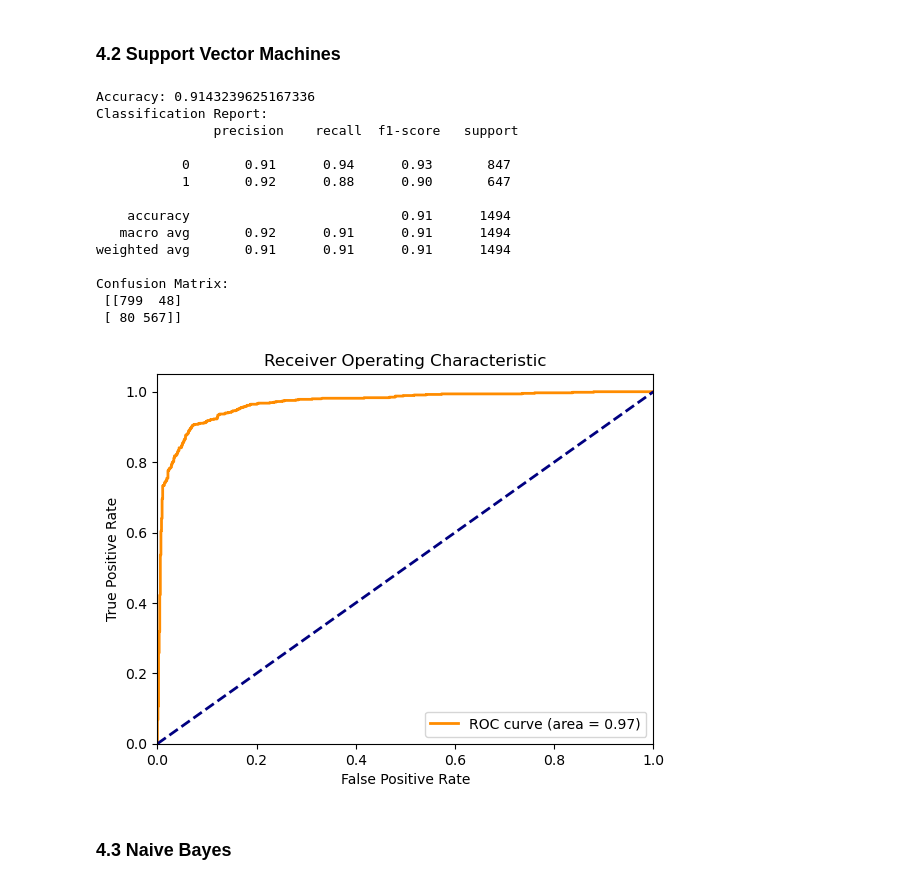
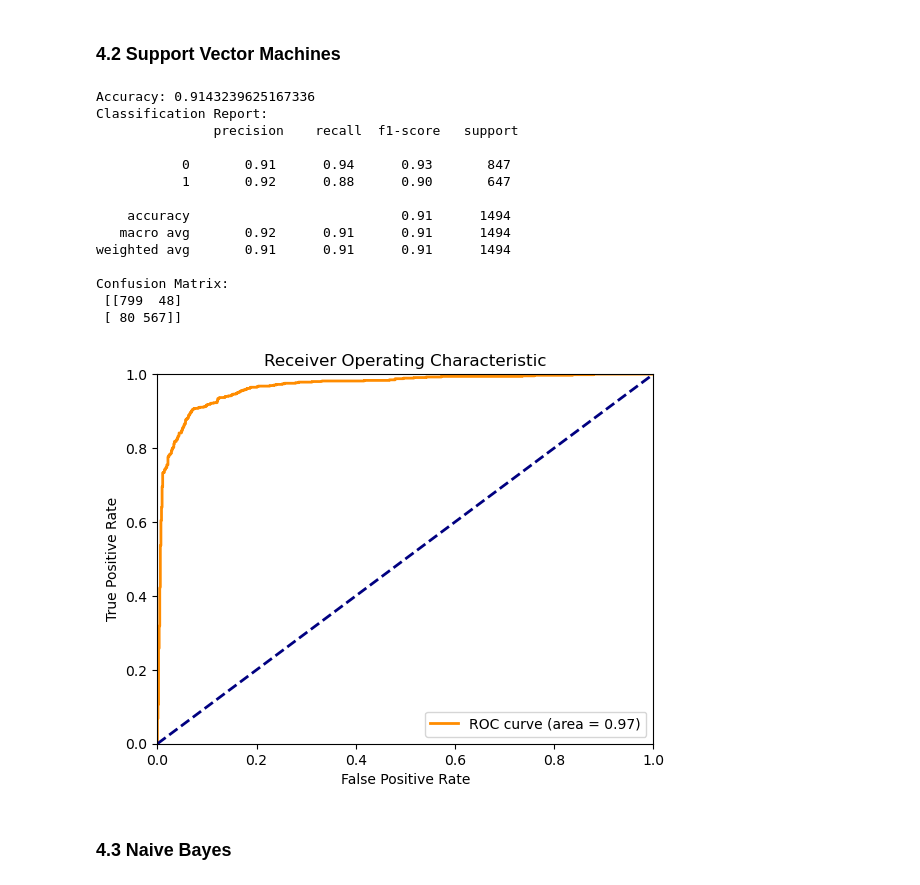
Before and after one commit to magnusrodseth/disaster-tweets, a Jupyter notebook: magnus/notebook.ipynb, the cells around one changed output. Cells and saved outputs as stored; diff of their text form; code cells hidden in the pictures.

Commit message:
ylim

```diff
--- a/magnus/notebook.ipynb
+++ b/magnus/notebook.ipynb
@@ -465,35 +465,35 @@ y_prob = svm_model.predict_proba(x_test)[:,1]
 
 # Compute ROC curve and AUC
 false_positive_rate, true_positive_rate, thresholds = roc_curve(y_test, y_prob)
 area_under_curve = auc(false_positive_rate, true_positive_rate)
 
 # Plot ROC curve
 plt.figure()
 plt.plot(false_positive_rate, true_positive_rate, color='darkorange', lw=2, label='ROC curve (area = %0.2f)' % area_under_curve)
 plt.plot([0, 1], [0, 1], color='navy', lw=2, linestyle='--')
 plt.xlim([0.0, 1.0])
-plt.ylim([0.0, 1.05])
+plt.ylim([0.0, 1.0])
 plt.xlabel('False Positive Rate')
 plt.ylabel('True Positive Rate')
 plt.title('Receiver Operating Characteristic')
 plt.legend(loc="lower right")
 plt.show()
 # %% [output]
 Accuracy: 0.9143239625167336
 Classification Report:
                precision    recall  f1-score   support
 
            0       0.91      0.94      0.93       847
            1       0.92      0.88      0.90       647
 
     accuracy                           0.91      1494
    macro avg       0.92      0.91      0.91      1494
 weighted avg       0.91      0.91      0.91      1494
 
 Confusion Matrix:
  [[799  48]
  [ 80 567]]
-[figure, old version]
+[figure, new version]
 # %% [markdown]
 ### 4.3 Naive Bayes
 # %%
```
Also changed, not shown: parts of 1 cell of this notebook.
